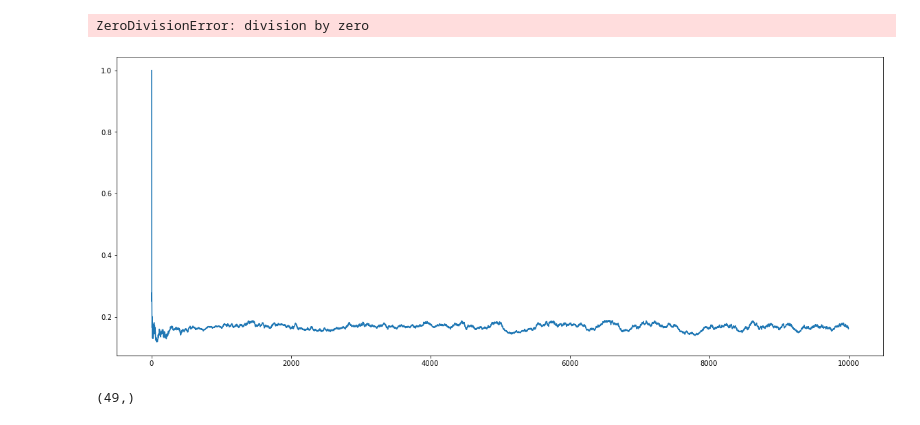
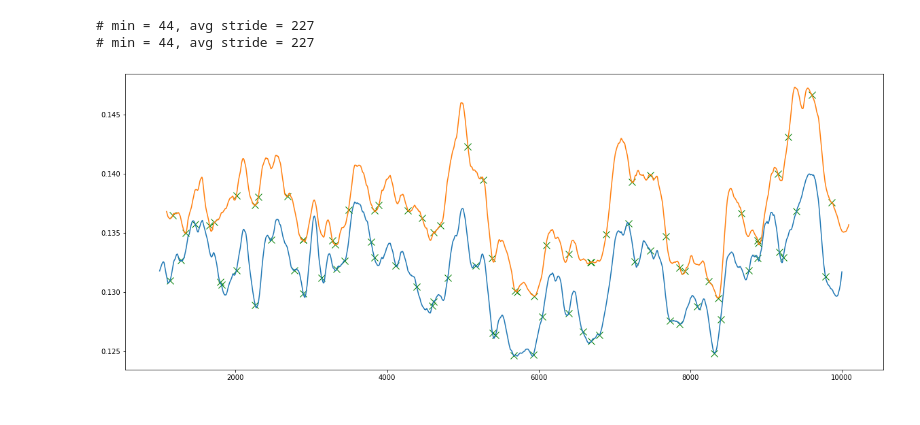
Before and after one commit to ajoudaki/tensor_sketch_minimzer, a Jupyter notebook: slide_sketch.ipynb, the cells around one changed output. Cells and saved outputs as stored; diff of their text form; code cells hidden in the pictures.

```diff
--- a/slide_sketch.ipynb
+++ b/slide_sketch.ipynb
@@ -22,4 +39,5 @@ tss.sketch(seq)
 # %%
+from tensorsketch import minimizers
 %matplotlib inline
 
 def savitzky_golay(y, window_size, order, deriv=0, rate=1):
@@ -69,6 +87,11 @@ def savitzky_golay(y, window_size, order, deriv=0, rate=1):
     .. [2] Numerical Recipes 3rd Edition: The Art of Scientific Computing
        W.H. Press, S.A. Teukolsky, W.T. Vetterling, B.P. Flannery
        Cambridge University Press ISBN-13: 9780521880688
+       :param y:
+       :param window_size:
+       :param order:
+       :param deriv:
+       :param rate:
     """
     import numpy as np
     from math import factorial
@@ -102,42 +125,39 @@ def local_min(y):
 
 def crossing(y):
     M = np.median(y[W:])
     dy = (y[1:]>M) & (y[:-1]<M)
     dy2 = (y[1:]<M) & (y[:-1]>M)
     return np.nonzero( dy | dy2 )[0]
 
 W = 1000
 S = 200
 D = 10
 t = 3
 L = 10000
 tss = TSM(t=t,D=D,A=4,S=S,W=W, normalize=True, sample=ord('f'))
 seqs = np.random.randint(0,4,size=(2,L))
 sh = np.random.randint(1000)
-indices = np.sort(np.random.permutation(L-sh)[:int(L*.85)])
+indices = np.sort(np.random.permutation(L-sh)[:int(L*.90)])
 seqs[1][indices] = seqs[0][indices+sh]
 sketches = tss.sketch_all(seqs)
 
 plt.figure(figsize=(20,8))
-R = np.arange(L)
+R = np.arange(W,L)
 for si,(s, (sk,ind)) in enumerate(zip([0,sh],sketches)):
     y = np.sum(sk**2,axis=1)
-    min_indices = minimizers(y, S)
     yhat = savitzky_golay(y, S, 2)
+    min_indices = minimizers(y[R], S)
     M = np.std(yhat[W:]) * 1.2
     # plt.plot(R,yhat)
-    min_indices = local_min(yhat)
+    # min_indices = local_min(y[R])
     # min_indices = crossing(yhat)
 
-    plt.plot(R[min_indices]+s,y[min_indices]+si*M,'gx',markersize=10)
+    plt.plot(R[min_indices]+s,yhat[R[min_indices]]+si*M,'gx',markersize=10)
     # yhat[:W] = None
-    plt.plot(R+s,y[R]+si*M)
+    plt.plot(R+s,yhat[R]+si*M)
     # avg_len = len(y)/len(min_indices) if min_indices==[] else -1
     print(f'# min = {len(min_indices)}, avg stride = {len(y)/len(min_indices):.0f}')
 # %% [output]
-ZeroDivisionError: division by zero
+# min = 44, avg stride = 227
+# min = 44, avg stride = 227
-[figure, old version]
+[figure, new version]
-# %%
-y.shape
-# %% [output]
-(49,)
```
Also changed, not shown: parts of 1 cell of this notebook, 3 other files.
